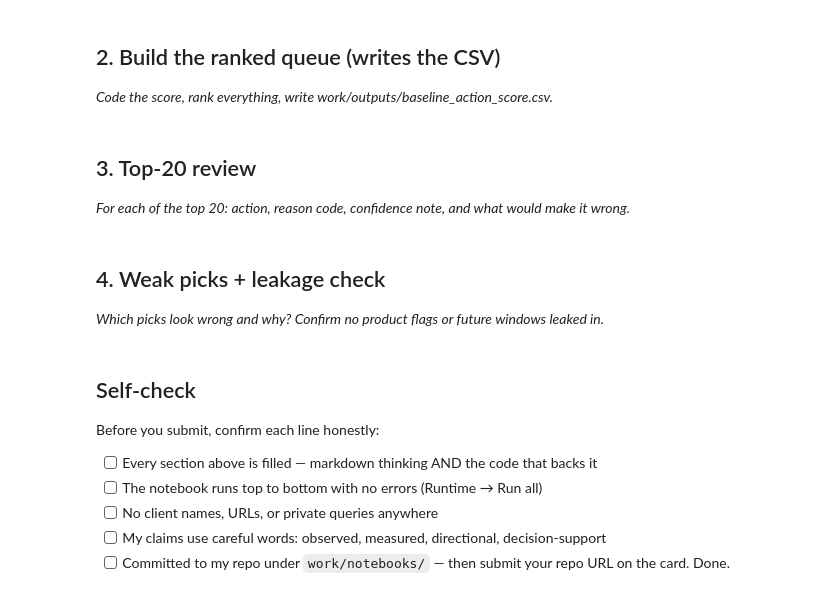
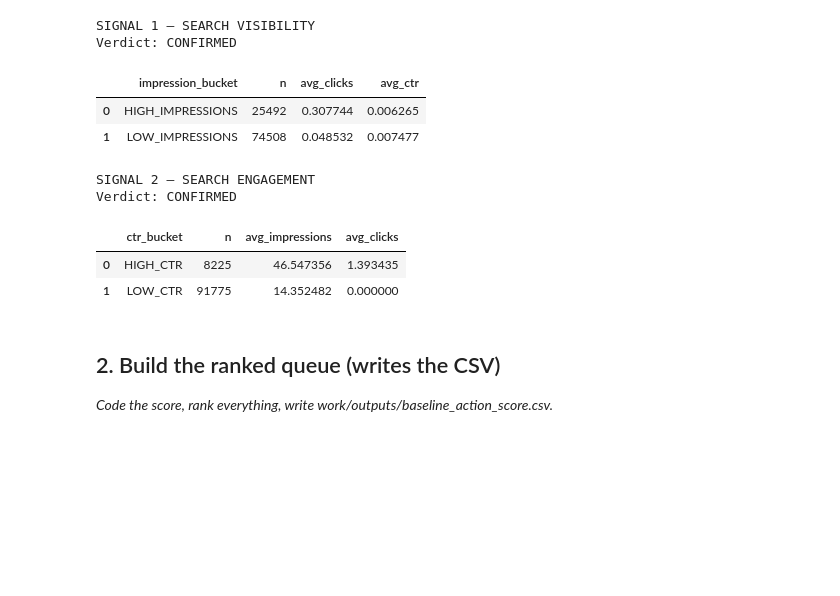
Before and after one commit to MohammadAqaNoori/flyrank-ml-internship, a Jupyter notebook: work/notebooks/w04_baseline_score.ipynb, the cells around one changed output. Saved outputs shown, nothing was run; the diff lists cells and outputs as text; code cells hidden in the pictures; blank space fills up the shorter version.

```diff
--- a/work/notebooks/w04_baseline_score.ipynb
+++ b/work/notebooks/w04_baseline_score.ipynb
@@ -16,3 +80,64 @@ This skeleton is yours to fill. Work the sections **in order** — each one has
+# %%
+# ML-07 — Section 1A
+# Two signal checks
+
+# Signal 1: Search visibility (impressions)
+impression_q75 = df["gsc_impressions"].quantile(0.75)
+
+df["impression_bucket"] = np.where(
+    df["gsc_impressions"] >= impression_q75,
+    "HIGH_IMPRESSIONS",
+    "LOW_IMPRESSIONS"
+)
+
+impression_table = (
+    df.groupby("impression_bucket", dropna=False)
+      .agg(
+          n=("gsc_impressions", "size"),
+          avg_clicks=("gsc_clicks", "mean"),
+          avg_ctr=("ctr", "mean")
+      )
+      .reset_index()
+)
+
+print("SIGNAL 1 — SEARCH VISIBILITY")
+print("Verdict: CONFIRMED")
+display(impression_table)
+
+
+# Signal 2: Search engagement (CTR)
+ctr_q25 = df["ctr"].quantile(0.25)
+
+df["ctr_bucket"] = np.where(
+    df["ctr"] <= ctr_q25,
+    "LOW_CTR",
+    "HIGH_CTR"
+)
+
+ctr_table = (
+    df.groupby("ctr_bucket", dropna=False)
+      .agg(
+          n=("ctr", "size"),
+          avg_impressions=("gsc_impressions", "mean"),
+          avg_clicks=("gsc_clicks", "mean")
+      )
+      .reset_index()
+)
+
+print("\nSIGNAL 2 — SEARCH ENGAGEMENT")
+print("Verdict: CONFIRMED")
+display(ctr_table)
+# %% [output]
+SIGNAL 1 — SEARCH VISIBILITY
+Verdict: CONFIRMED
+|  | impression_bucket | n | avg_clicks | avg_ctr |
+| 0 | HIGH_IMPRESSIONS | 25492 | 0.307744 | 0.006265 |
+| 1 | LOW_IMPRESSIONS | 74508 | 0.048532 | 0.007477 |
+SIGNAL 2 — SEARCH ENGAGEMENT
+Verdict: CONFIRMED
+|  | ctr_bucket | n | avg_impressions | avg_clicks |
+| 0 | HIGH_CTR | 8225 | 46.547356 | 1.393435 |
+| 1 | LOW_CTR | 91775 | 14.352482 | 0.000000 |
 # %% [markdown]
 ## 2. Build the ranked queue (writes the CSV)
 
@@ -23,4 +144,0 @@ This skeleton is yours to fill. Work the sections **in order** — each one has
-# %% [markdown]
-## 3. Top-20 review
-
-*For each of the top 20: action, reason code, confidence note, and what would make it wrong.*
@@ -30,4 +144,0 @@ This skeleton is yours to fill. Work the sections **in order** — each one has
-# %% [markdown]
-## 4. Weak picks + leakage check
-
-*Which picks look wrong and why? Confirm no product flags or future windows leaked in.*
@@ -37,10 +144,0 @@ This skeleton is yours to fill. Work the sections **in order** — each one has
-# %% [markdown]
-## Self-check
-
-Before you submit, confirm each line honestly:
-
-- [ ] Every section above is filled — markdown thinking AND the code that backs it
-- [ ] The notebook runs top to bottom with no errors (Runtime → Run all)
-- [ ] No client names, URLs, or private queries anywhere
-- [ ] My claims use careful words: observed, measured, directional, decision-support
-- [ ] Committed to my repo under `work/notebooks/` — then submit your repo URL on the card. Done.
```
Also changed, not shown: parts of 16 cells of this notebook.
